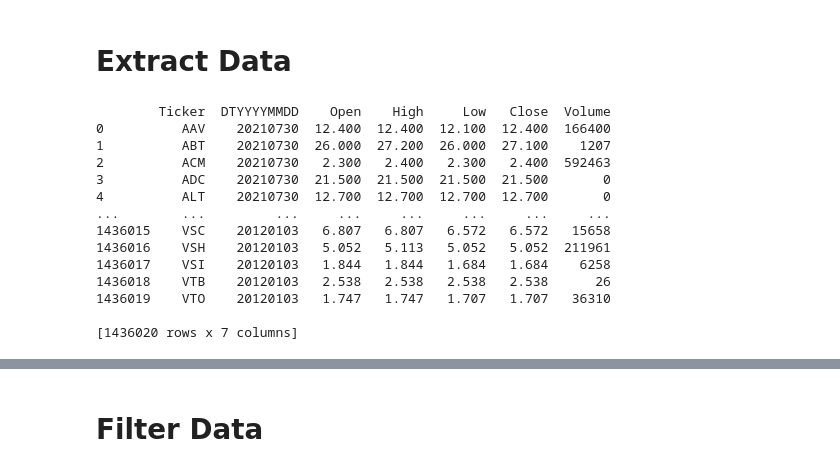
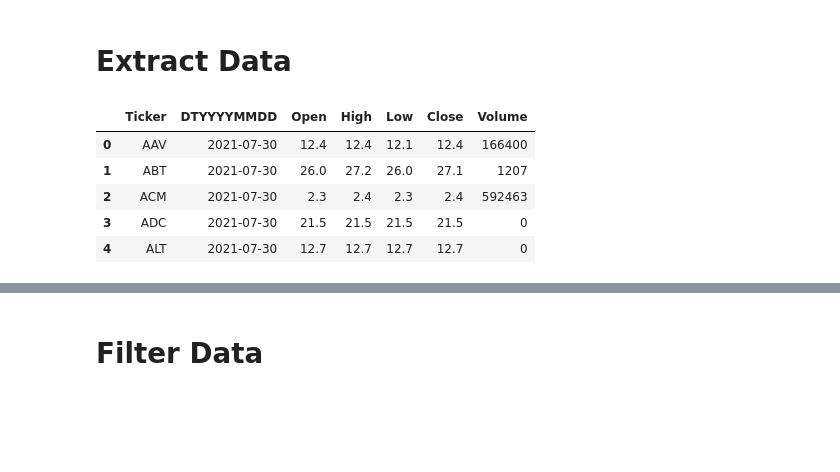
Before and after one commit to ktrung1709/Pair-Trading-Analysis, a Jupyter notebook: Pair Trading - DBSCAN yearly.ipynb, the cells around one changed output, grey strips where cells are left out. Cells and saved outputs as stored; diff of their text form; code cells hidden in the pictures; blank space fills up the shorter version.

```diff
--- a/Pair Trading - DBSCAN yearly.ipynb
+++ b/Pair Trading - DBSCAN yearly.ipynb
@@ -24,21 +24,20 @@ df.head()
 # %% [output]
 Extract Data
 # %%
-#Remove redundant characters
+# Remove redundant characters
 df.columns=df.columns.str.replace('[<,>]','', regex=True)
-print(df)
+df.head()
+
+# Drop duplicate records
+df_modified = df.drop_duplicates(subset = ['Ticker', 'DTYYYYMMDD'], keep = 'first')
+
+# Change date data type
+df_modified["DTYYYYMMDD"] = pd.to_datetime(df_modified["DTYYYYMMDD"], format='%Y%m%d')
+df_modified.head()
 # %% [output]
-        Ticker  DTYYYYMMDD    Open    High     Low   Close  Volume
-0          AAV    20210730  12.400  12.400  12.100  12.400  166400
-1          ABT    20210730  26.000  27.200  26.000  27.100    1207
-2          ACM    20210730   2.300   2.400   2.300   2.400  592463
-3          ADC    20210730  21.500  21.500  21.500  21.500       0
-4          ALT    20210730  12.700  12.700  12.700  12.700       0
-...        ...         ...     ...     ...     ...     ...     ...
-1436015    VSC    20120103   6.807   6.807   6.572   6.572   15658
-1436016    VSH    20120103   5.052   5.113   5.052   5.052  211961
-1436017    VSI    20120103   1.844   1.844   1.684   1.684    6258
-1436018    VTB    20120103   2.538   2.538   2.538   2.538      26
-1436019    VTO    20120103   1.747   1.747   1.707   1.707   36310
-
-[1436020 rows x 7 columns]
+|  | Ticker | DTYYYYMMDD | Open | High | Low | Close | Volume |
+| 0 | AAV | 2021-07-30 | 12.4 | 12.4 | 12.1 | 12.4 | 166400 |
+| 1 | ABT | 2021-07-30 | 26.0 | 27.2 | 26.0 | 27.1 | 1207 |
+| 2 | ACM | 2021-07-30 | 2.3 | 2.4 | 2.3 | 2.4 | 592463 |
+| 3 | ADC | 2021-07-30 | 21.5 | 21.5 | 21.5 | 21.5 | 0 |
+| 4 | ALT | 2021-07-30 | 12.7 | 12.7 | 12.7 | 12.7 | 0 |
```
Also changed, not shown: parts of 16 cells of this notebook, 2 other files.
